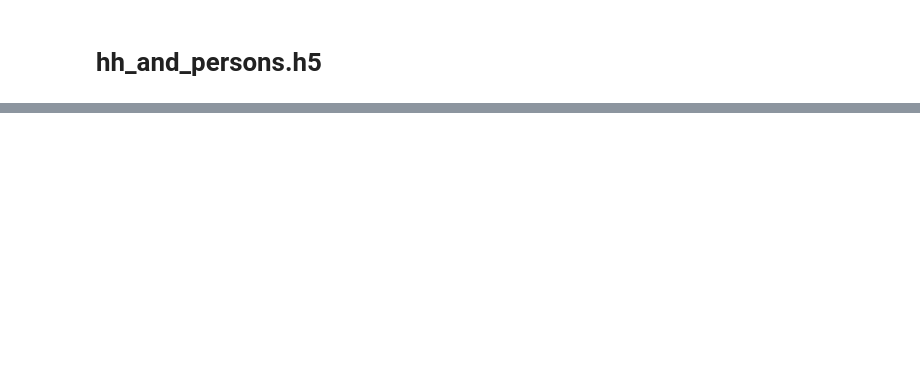
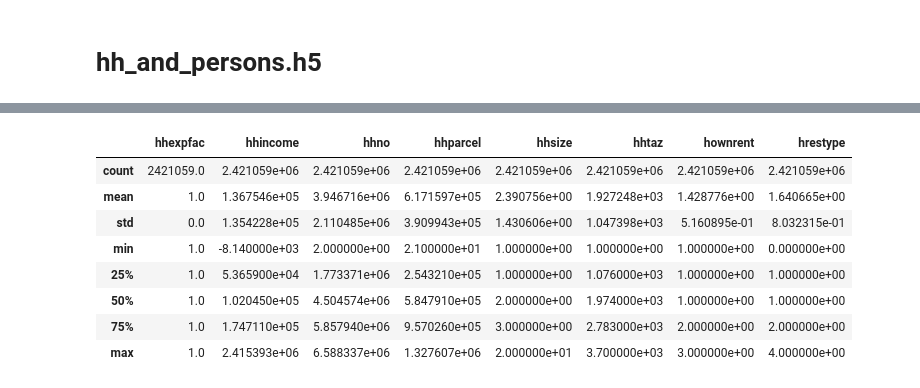
Before and after one commit to psrc/travel-modeling, a Jupyter notebook: soundcast_tools/urbansim/convert_urbansim_h5.ipynb, the cells around one changed output, grey strips where cells are left out. Cells and saved outputs as stored; diff of their text form; code cells hidden in the pictures; blank space fills up the shorter version.

```diff
--- a/soundcast_tools/urbansim/convert_urbansim_h5.ipynb
+++ b/soundcast_tools/urbansim/convert_urbansim_h5.ipynb
@@ -283,0 +242,12 @@ Name: count, dtype: int64
+# %%
+hh_old.describe()
+# %% [output]
+|  | hhexpfac | hhincome | hhno | hhparcel | hhsize | hhtaz | hownrent | hrestype |
+| count | 2421059.0 | 2.421059e+06 | 2.421059e+06 | 2.421059e+06 | 2.421059e+06 | 2.421059e+06 | 2.421059e+06 | 2.421059e+06 |
+| mean | 1.0 | 1.367546e+05 | 3.946716e+06 | 6.171597e+05 | 2.390756e+00 | 1.927248e+03 | 1.428776e+00 | 1.640665e+00 |
+| std | 0.0 | 1.354228e+05 | 2.110485e+06 | 3.909943e+05 | 1.430606e+00 | 1.047398e+03 | 5.160895e-01 | 8.032315e-01 |
+| min | 1.0 | -8.140000e+03 | 2.000000e+00 | 2.100000e+01 | 1.000000e+00 | 1.000000e+00 | 1.000000e+00 | 0.000000e+00 |
+| 25% | 1.0 | 5.365900e+04 | 1.773371e+06 | 2.543210e+05 | 1.000000e+00 | 1.076000e+03 | 1.000000e+00 | 1.000000e+00 |
+| 50% | 1.0 | 1.020450e+05 | 4.504574e+06 | 5.847910e+05 | 2.000000e+00 | 1.974000e+03 | 1.000000e+00 | 1.000000e+00 |
+| 75% | 1.0 | 1.747110e+05 | 5.857940e+06 | 9.570260e+05 | 3.000000e+00 | 2.783000e+03 | 2.000000e+00 | 2.000000e+00 |
+| max | 1.0 | 2.415393e+06 | 6.588337e+06 | 1.327607e+06 | 2.000000e+01 | 3.700000e+03 | 3.000000e+00 | 4.000000e+00 |
```
Also changed, not shown: parts of 32 cells of this notebook.
